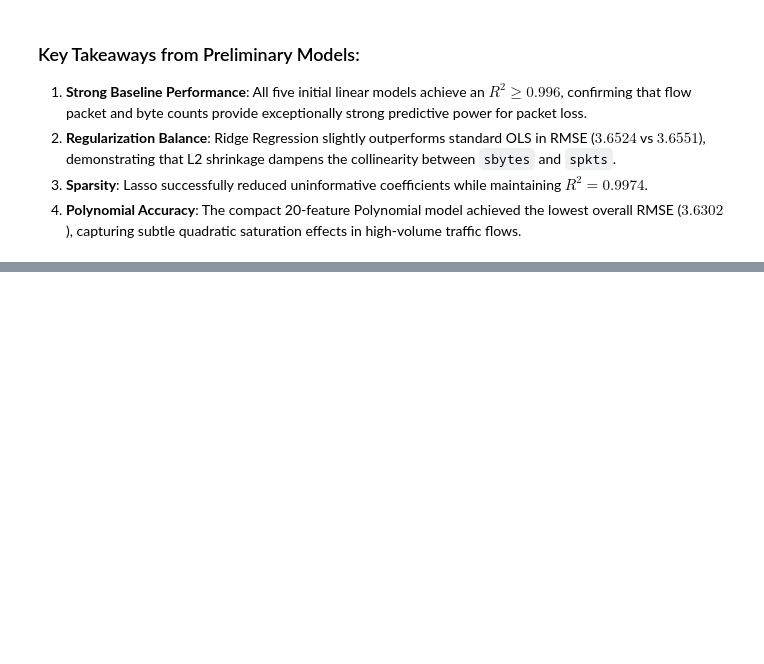
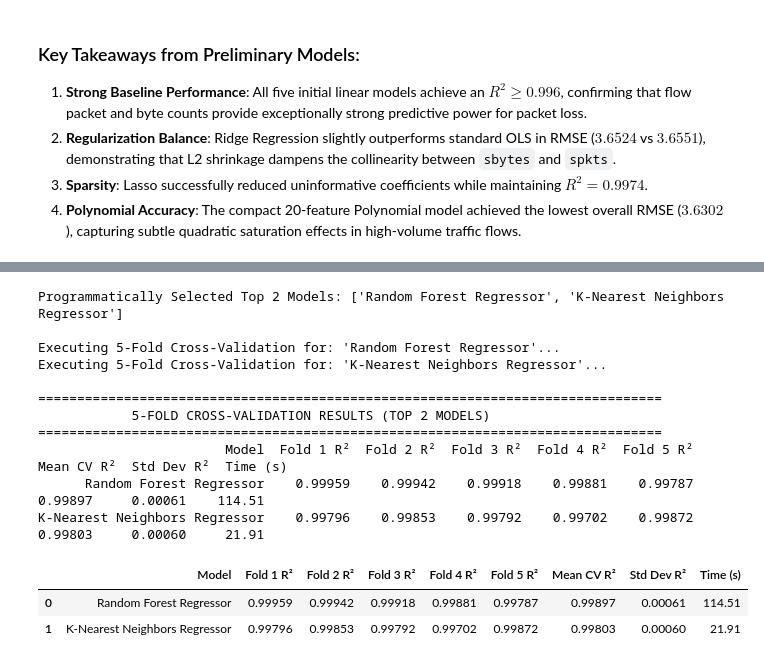
Before and after one commit to ajay9376/NetSentinel, a Jupyter notebook: notebooks/regression.ipynb, the cells around one changed output, grey strips where cells are left out. Cells and saved outputs as stored; diff of their text form; code cells hidden in the pictures; blank space fills up the shorter version.

```diff
--- a/notebooks/regression.ipynb
+++ b/notebooks/regression.ipynb
@@ -788,0 +1131,70 @@ The remaining five regression algorithms will be implemented by the second team
+# %%
+from sklearn.model_selection import cross_val_score
+
+# Programmatically identify top 2 models from test benchmark
+top_2_model_names = df_final_comparison.iloc[:2]["Model"].tolist()
+print(f"Programmatically Selected Top 2 Models: {top_2_model_names}\n")
+
+# Model factory mapping names to clean estimator instances
+estimator_factory = {
+    "Random Forest Regressor": RandomForestRegressor(n_estimators=100, random_state=42, n_jobs=-1),
+    "Gradient Boosting Regressor": GradientBoostingRegressor(n_estimators=100, random_state=42),
+    "Decision Tree Regressor": DecisionTreeRegressor(random_state=42),
+    "K-Nearest Neighbors Regressor": KNeighborsRegressor(n_neighbors=5, n_jobs=-1),
+    "Ridge Regression": Ridge(alpha=1.0, random_state=42),
+    "Linear Regression": LinearRegression(),
+    "ElasticNet Regression": ElasticNet(alpha=0.1, l1_ratio=0.5, random_state=42, max_iter=2000),
+    "Lasso Regression": Lasso(alpha=0.1, random_state=42, max_iter=2000),
+    "Support Vector Regressor (SVR)": LinearSVR(random_state=42, max_iter=2500, dual='auto')
+}
+
+cv_table = []
+for name in top_2_model_names:
+    model_instance = estimator_factory.get(name, RandomForestRegressor(n_estimators=100, random_state=42, n_jobs=-1))
+    print(f"Executing 5-Fold Cross-Validation for: '{name}'...")
+
+    cv_start = time.time()
+    scores = cross_val_score(
+        model_instance,
+        X_train_preprocessed,
+        y_train,
+        cv=5,
+        scoring="r2",
+        n_jobs=-1
+    )
+    cv_elapsed = time.time() - cv_start
+
+    cv_table.append({
+        "Model": name,
+        "Fold 1 R²": round(scores[0], 5),
+        "Fold 2 R²": round(scores[1], 5),
+        "Fold 3 R²": round(scores[2], 5),
+        "Fold 4 R²": round(scores[3], 5),
+        "Fold 5 R²": round(scores[4], 5),
+        "Mean CV R²": round(scores.mean(), 5),
+        "Std Dev R²": round(scores.std(), 5),
+        "Time (s)": round(cv_elapsed, 2)
+    })
+
+df_cv_results = pd.DataFrame(cv_table)
+
+print("\n" + "=" * 80)
+print("            5-FOLD CROSS-VALIDATION RESULTS (TOP 2 MODELS)")
+print("=" * 80)
+print(df_cv_results.to_string(index=False))
+display(df_cv_results)
+# %% [output]
+Programmatically Selected Top 2 Models: ['Random Forest Regressor', 'K-Nearest Neighbors Regressor']
+
+Executing 5-Fold Cross-Validation for: 'Random Forest Regressor'...
+Executing 5-Fold Cross-Validation for: 'K-Nearest Neighbors Regressor'...
+
+================================================================================
+            5-FOLD CROSS-VALIDATION RESULTS (TOP 2 MODELS)
+================================================================================
+                        Model  Fold 1 R²  Fold 2 R²  Fold 3 R²  Fold 4 R²  Fold 5 R²  Mean CV R²  Std Dev R²  Time (s)
+      Random Forest Regressor    0.99959    0.99942    0.99918    0.99881    0.99787     0.99897     0.00061    114.51
+K-Nearest Neighbors Regressor    0.99796    0.99853    0.99792    0.99702    0.99872     0.99803     0.00060     21.91
+|  | Model | Fold 1 R² | Fold 2 R² | Fold 3 R² | Fold 4 R² | Fold 5 R² | Mean CV R² | Std Dev R² | Time (s) |
+| 0 | Random Forest Regressor | 0.99959 | 0.99942 | 0.99918 | 0.99881 | 0.99787 | 0.99897 | 0.00061 | 114.51 |
+| 1 | K-Nearest Neighbors Regressor | 0.99796 | 0.99853 | 0.99792 | 0.99702 | 0.99872 | 0.99803 | 0.00060 | 21.91 |
```
Also changed, not shown: parts of 43 cells of this notebook, 1 other file.
